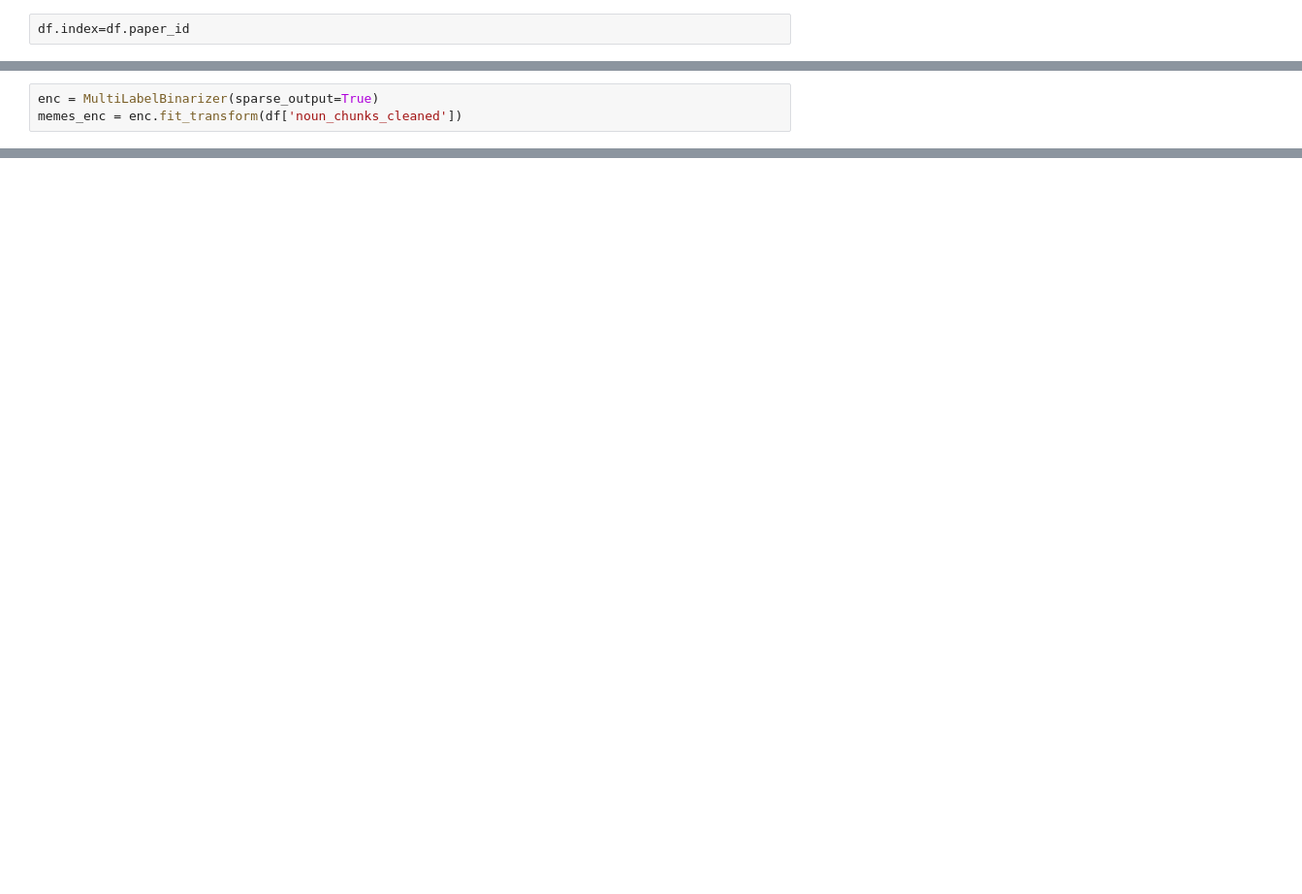
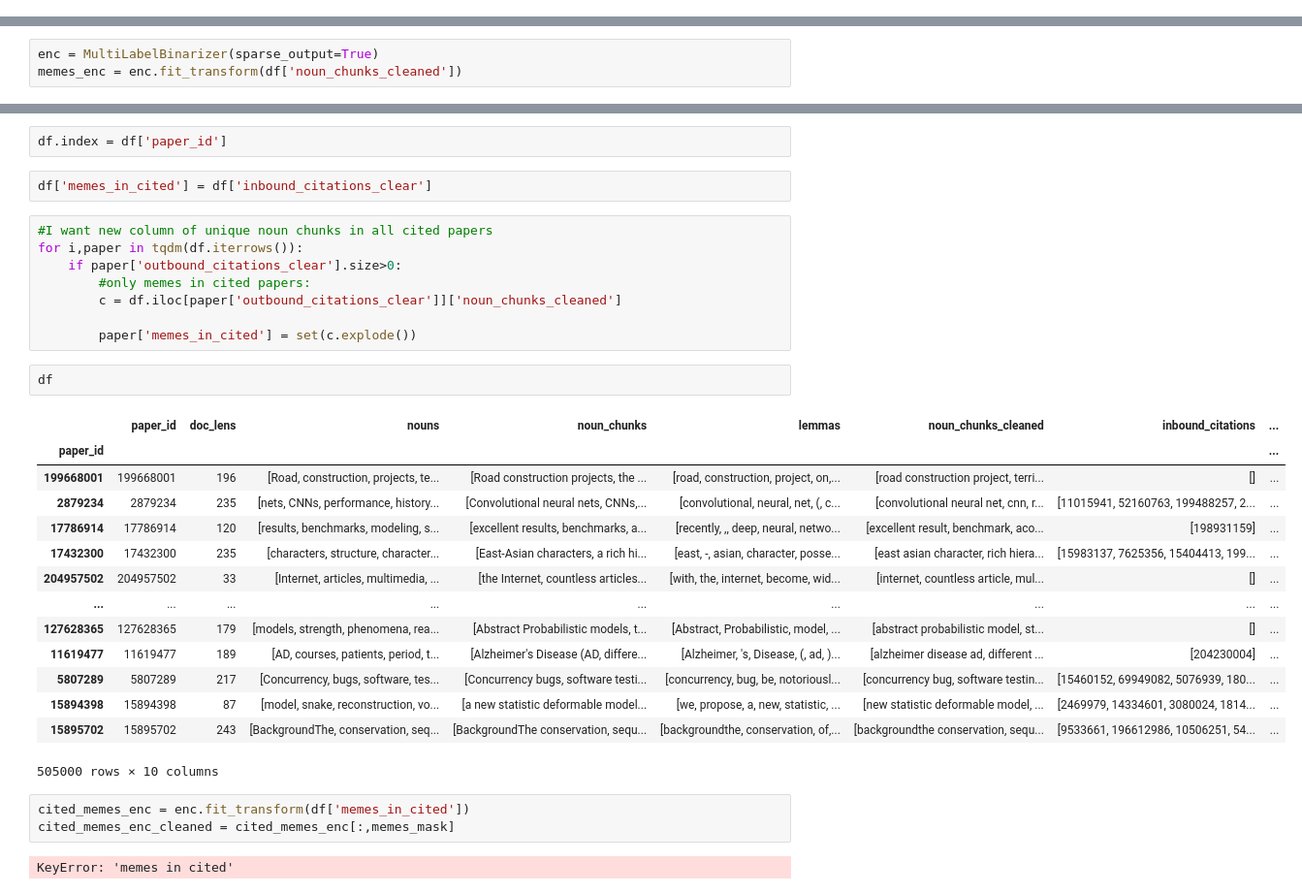
Before and after one commit to ModelOriented/AI-strategies-papers-regulations-monitoring, a Jupyter notebook: notebooks/pk/meme_score.ipynb, the cells around one changed output, grey strips where cells are left out. Shown: that part at 97% size. Cells and saved outputs as stored; diff of their text form; blank space fills up the shorter version.

```diff
--- a/notebooks/pk/meme_score.ipynb
+++ b/notebooks/pk/meme_score.ipynb
@@ -82,2 +69,0 @@ len(memes)
-# %%
-df.index=df.paper_id
@@ -126,3 +118,37 @@ Name: noun_chunks_cleaned, Length: 505000, dtype: object
+# %%
+df.index = df['paper_id']
+# %%
+df['memes_in_cited'] = df['inbound_citations_clear']
+# %%
+#I want new column of unique noun chunks in all cited papers
+for i,paper in tqdm(df.iterrows()):
+    if paper['outbound_citations_clear'].size>0:
+        #only memes in cited papers:
+        c = df.iloc[paper['outbound_citations_clear']]['noun_chunks_cleaned']
+
+        paper['memes_in_cited'] = set(c.explode())
+# %%
+df
+# %% [output]
+|  | paper_id | doc_lens | nouns | noun_chunks | lemmas | noun_chunks_cleaned | inbound_citations | ... |
+| paper_id |  |  |  |  |  |  |  | ... |
+| 199668001 | 199668001 | 196 | [Road, construction, projects, te... | [Road construction projects, the ... | [road, construction, project, on,... | [road construction project, terri... | [] | ... |
+| 2879234 | 2879234 | 235 | [nets, CNNs, performance, history... | [Convolutional neural nets, CNNs,... | [convolutional, neural, net, (, c... | [convolutional neural net, cnn, r... | [11015941, 52160763, 199488257, 2... | ... |
+| 17786914 | 17786914 | 120 | [results, benchmarks, modeling, s... | [excellent results, benchmarks, a... | [recently, ,, deep, neural, netwo... | [excellent result, benchmark, aco... | [198931159] | ... |
+| 17432300 | 17432300 | 235 | [characters, structure, character... | [East-Asian characters, a rich hi... | [east, -, asian, character, posse... | [east asian character, rich hiera... | [15983137, 7625356, 15404413, 199... | ... |
+| 204957502 | 204957502 | 33 | [Internet, articles, multimedia, ... | [the Internet, countless articles... | [with, the, internet, become, wid... | [internet, countless article, mul... | [] | ... |
+| ... | ... | ... | ... | ... | ... | ... | ... | ... |
+| 127628365 | 127628365 | 179 | [models, strength, phenomena, rea... | [Abstract Probabilistic models, t... | [Abstract, Probabilistic, model, ... | [abstract probabilistic model, st... | [] | ... |
+| 11619477 | 11619477 | 189 | [AD, courses, patients, period, t... | [Alzheimer's Disease (AD, differe... | [Alzheimer, 's, Disease, (, ad, )... | [alzheimer disease ad, different ... | [204230004] | ... |
+| 5807289 | 5807289 | 217 | [Concurrency, bugs, software, tes... | [Concurrency bugs, software testi... | [concurrency, bug, be, notoriousl... | [concurrency bug, software testin... | [15460152, 69949082, 5076939, 180... | ... |
+| 15894398 | 15894398 | 87 | [model, snake, reconstruction, vo... | [a new statistic deformable model... | [we, propose, a, new, statistic, ... | [new statistic deformable model, ... | [2469979, 14334601, 3080024, 1814... | ... |
+| 15895702 | 15895702 | 243 | [BackgroundThe, conservation, seq... | [BackgroundThe conservation, sequ... | [backgroundthe, conservation, of,... | [backgroundthe conservation, sequ... | [9533661, 196612986, 10506251, 54... | ... |
+505000 rows × 10 columns
+# %%
+cited_memes_enc = enc.fit_transform(df['memes_in_cited'])
+cited_memes_enc_cleaned = cited_memes_enc[:,memes_mask]
+# %% [output]
+KeyError: 'memes in cited'
 # %%
 from tqdm import tqdm
 
```
Also changed, not shown: parts of 22 cells of this notebook.
